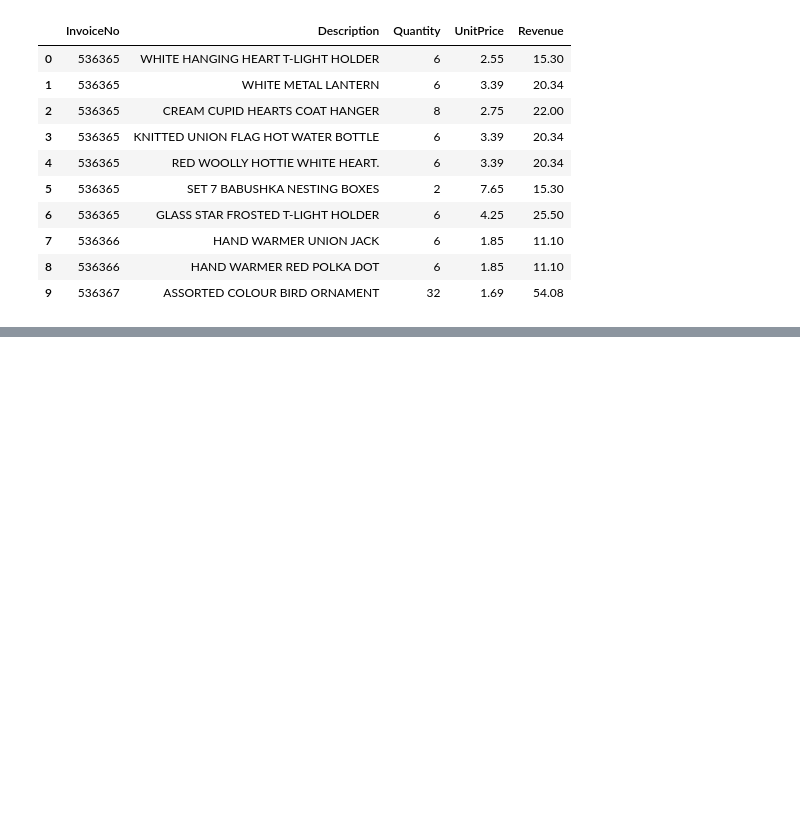
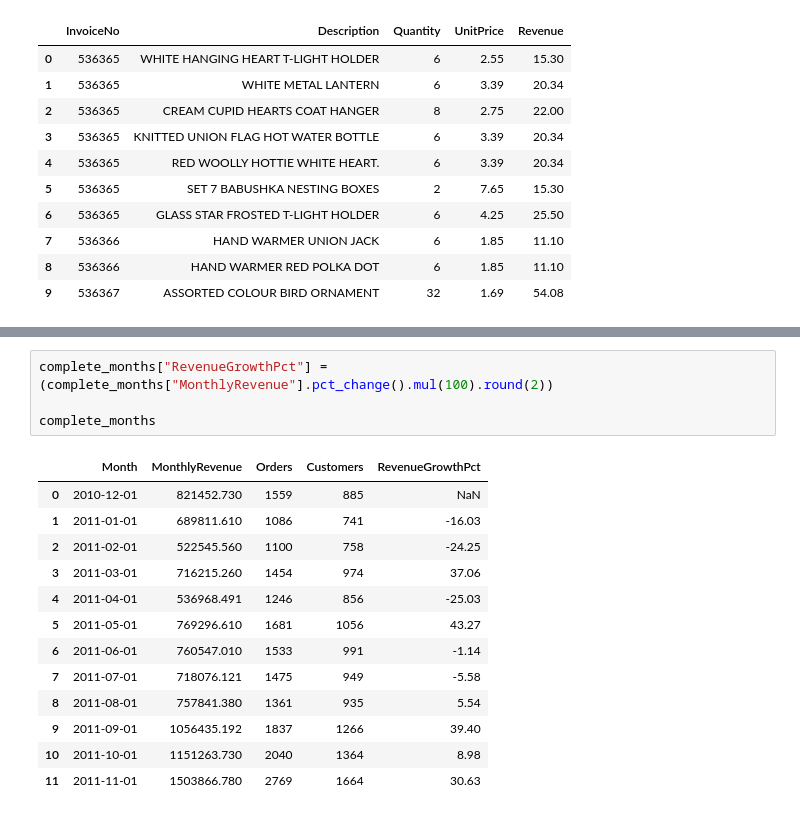
Before and after one commit to Brutva/online-retail-analysis, a Jupyter notebook: notebooks/online_retail_analysis.ipynb, the cells around one changed output, grey strips where cells are left out. Drawn from its saved outputs; the diff is of its cells as text; blank space fills up the shorter version.

```diff
--- a/notebooks/online_retail_analysis.ipynb
+++ b/notebooks/online_retail_analysis.ipynb
@@ -221,0 +310,18 @@ Total products: 3,922
+# %%
+complete_months["RevenueGrowthPct"] = (complete_months["MonthlyRevenue"].pct_change().mul(100).round(2))
+
+complete_months
+# %% [output]
+|  | Month | MonthlyRevenue | Orders | Customers | RevenueGrowthPct |
+| 0 | 2010-12-01 | 821452.730 | 1559 | 885 | NaN |
+| 1 | 2011-01-01 | 689811.610 | 1086 | 741 | -16.03 |
+| 2 | 2011-02-01 | 522545.560 | 1100 | 758 | -24.25 |
+| 3 | 2011-03-01 | 716215.260 | 1454 | 974 | 37.06 |
+| 4 | 2011-04-01 | 536968.491 | 1246 | 856 | -25.03 |
+| 5 | 2011-05-01 | 769296.610 | 1681 | 1056 | 43.27 |
+| 6 | 2011-06-01 | 760547.010 | 1533 | 991 | -1.14 |
+| 7 | 2011-07-01 | 718076.121 | 1475 | 949 | -5.58 |
+| 8 | 2011-08-01 | 757841.380 | 1361 | 935 | 5.54 |
+| 9 | 2011-09-01 | 1056435.192 | 1837 | 1266 | 39.40 |
+| 10 | 2011-10-01 | 1151263.730 | 2040 | 1364 | 8.98 |
+| 11 | 2011-11-01 | 1503866.780 | 2769 | 1664 | 30.63 |
```
Also changed, not shown: parts of 10 cells of this notebook.
